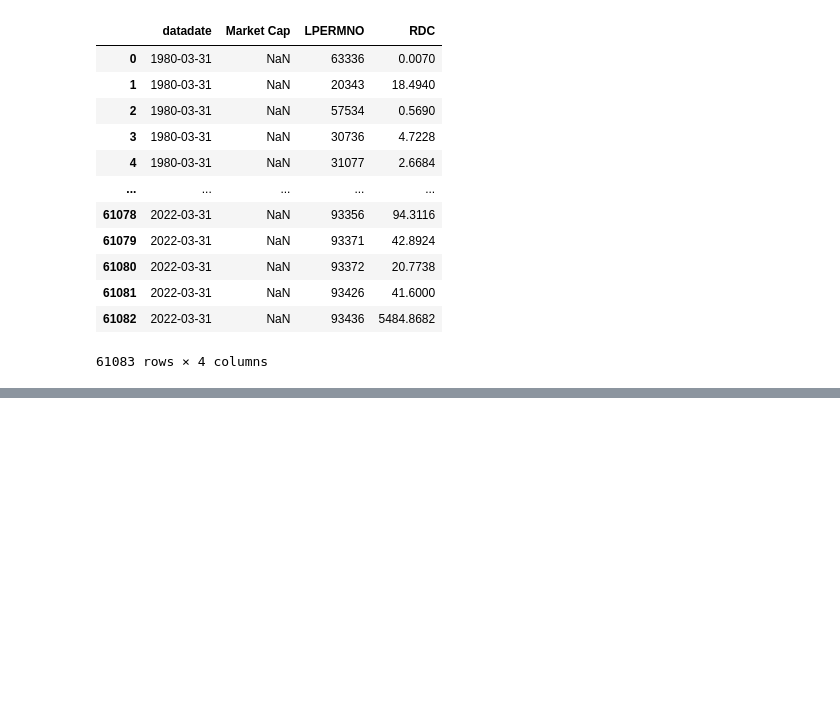
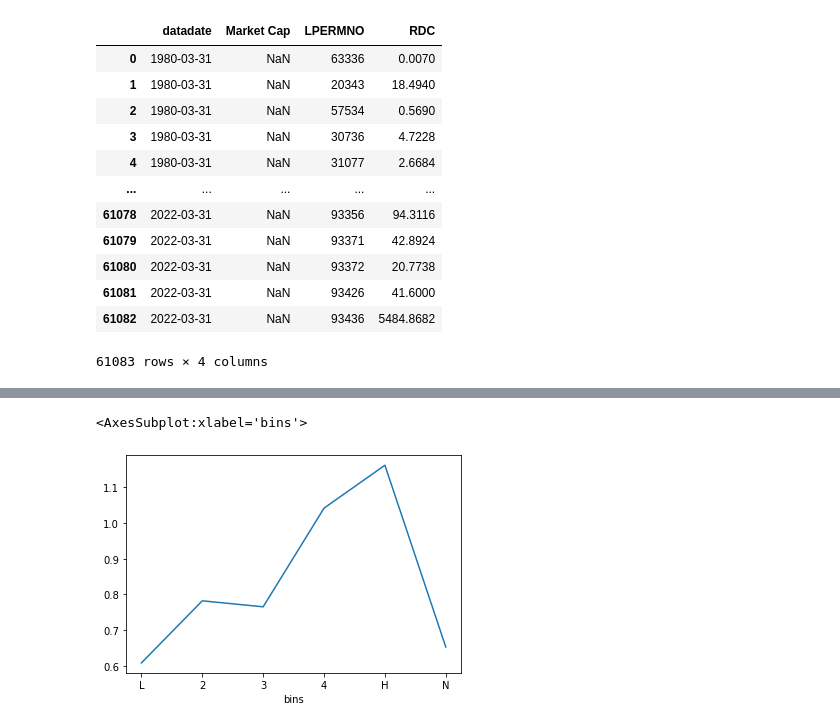
Before and after one commit to AmritSd/Does_R-D_Matter, a Jupyter notebook: rudra_rd_trading.ipynb, the cells around one changed output, grey strips where cells are left out. Cells and saved outputs as stored; diff of their text form; code cells hidden in the pictures; blank space fills up the shorter version.

```diff
--- a/rudra_rd_trading.ipynb
+++ b/rudra_rd_trading.ipynb
@@ -319,0 +675,2 @@ rd_firms["RDC/Market Cap"] = rd_firms["RDC"] / rd_firms["Market Cap"]
+# %%
+monthly_returns["Excess Returns"] = monthly_returns["weighted_return"] - monthly_returns["RF"]
@@ -319,0 +693,26 @@ rd_firms["RDC/Market Cap"] = rd_firms["RDC"] / rd_firms["Market Cap"]
+# %%
+monthly_returns["Excess Returns"] = monthly_returns["Excess Returns"] * 100
+# %%
+first_period = pd.Timestamp(year=1981, month=7, day=1)
+mid_period = pd.Timestamp(year=1999, month=12, day=31)
+last_period = pd.Timestamp(year=2012, month=12, day=31)
+extra_period = pd.Timestamp(year=2021, month=12, day=31)
+
+
+full_period = monthly_returns[(monthly_returns["datadate"] >= first_period) & (monthly_returns["datadate"] <= last_period)]
+pre_2000 = monthly_returns[(monthly_returns["datadate"] >= first_period) & (monthly_returns["datadate"] <= mid_period)]
+post_2000 = monthly_returns[(monthly_returns["datadate"] > mid_period) & (monthly_returns["datadate"] <= last_period)]
+extra = monthly_returns[(monthly_returns["datadate"] >= first_period) & (monthly_returns["datadate"] <= extra_period)]
+
+
+# full_period = stocks_w_bins_sum[(stocks_w_bins_sum["datadate"] >= first_period) & (stocks_w_bins_sum["datadate"] <= last_period)]
+# pre_2000 = stocks_w_bins_sum[(stocks_w_bins_sum["datadate"] >= first_period) & (stocks_w_bins_sum["datadate"] <= mid_period)]
+# post_2000 = stocks_w_bins_sum[(stocks_w_bins_sum["datadate"] > mid_period) & (stocks_w_bins_sum["datadate"] <= last_period)]
+# extra = stocks_w_bins_sum[(stocks_w_bins_sum["datadate"] >= first_period) & (stocks_w_bins_sum["datadate"] <= extra_period)]
+# %%
+order = ["L", "2", "3", "4", "H", "N"]
+# %%
+full_period.groupby("bins")["Excess Returns"].mean()[order].plot()
+# %% [output]
+<AxesSubplot:xlabel='bins'>
+[figure, added]
```
Also changed, not shown: parts of 72 cells of this notebook.
